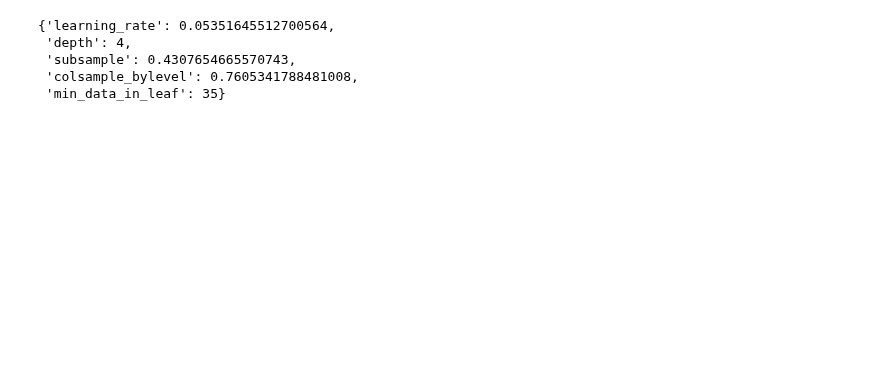
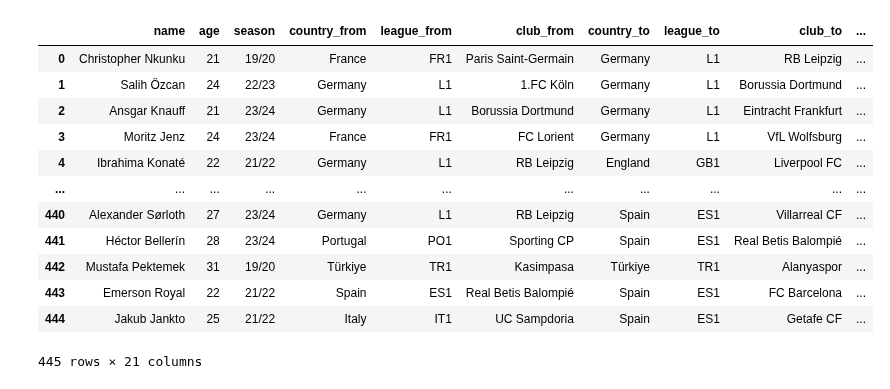
Before and after one commit to timurkambachekov/transfer-effectiveness-prediction, a Jupyter notebook: ml/catboost.ipynb, the cells around one changed output. Drawn from its saved outputs; the diff is of its cells as text; code cells hidden in the pictures; blank space fills up the shorter version.

```diff
--- a/ml/catboost.ipynb
+++ b/ml/catboost.ipynb
@@ -73,8 +93,16 @@ m.top_n_predictions(20, worst=True)
 # %%
-m.best_params
+m.predictions
 # %% [output]
+|  | name | age | season | country_from | league_from | club_from | country_to | league_to | club_to | ... |
+| 0 | Christopher Nkunku | 21 | 19/20 | France | FR1 | Paris Saint-Germain | Germany | L1 | RB Leipzig | ... |
+| 1 | Salih Özcan | 24 | 22/23 | Germany | L1 | 1.FC Köln | Germany | L1 | Borussia Dortmund | ... |
+| 2 | Ansgar Knauff | 21 | 23/24 | Germany | L1 | Borussia Dortmund | Germany | L1 | Eintracht Frankfurt | ... |
+| 3 | Moritz Jenz | 24 | 23/24 | France | FR1 | FC Lorient | Germany | L1 | VfL Wolfsburg | ... |
+| 4 | Ibrahima Konaté | 22 | 21/22 | Germany | L1 | RB Leipzig | England | GB1 | Liverpool FC | ... |
+| ... | ... | ... | ... | ... | ... | ... | ... | ... | ... | ... |
+| 440 | Alexander Sørloth | 27 | 23/24 | Germany | L1 | RB Leipzig | Spain | ES1 | Villarreal CF | ... |
+| 441 | Héctor Bellerín | 28 | 23/24 | Portugal | PO1 | Sporting CP | Spain | ES1 | Real Betis Balompié | ... |
+| 442 | Mustafa Pektemek | 31 | 19/20 | Türkiye | TR1 | Kasimpasa | Türkiye | TR1 | Alanyaspor | ... |
+| 443 | Emerson Royal | 22 | 21/22 | Spain | ES1 | Real Betis Balompié | Spain | ES1 | FC Barcelona | ... |
+| 444 | Jakub Jankto | 25 | 21/22 | Italy | IT1 | UC Sampdoria | Spain | ES1 | Getafe CF | ... |
-{'learning_rate': 0.05351645512700564,
- 'depth': 4,
- 'subsample': 0.4307654665570743,
- 'colsample_bylevel': 0.7605341788481008,
- 'min_data_in_leaf': 35}
+445 rows × 21 columns
```
Also changed, not shown: parts of 11 cells of this notebook, 53 other files.
